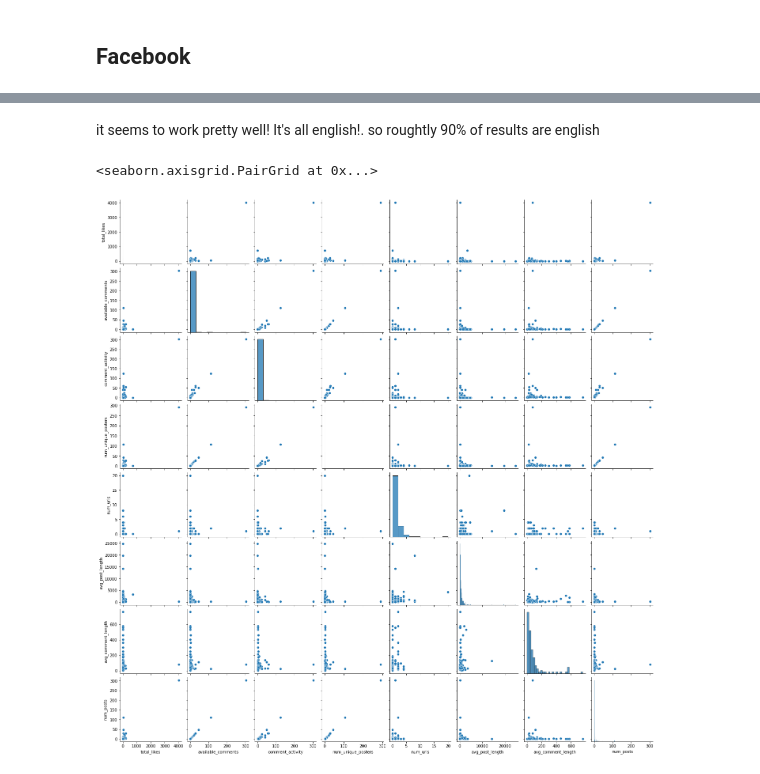
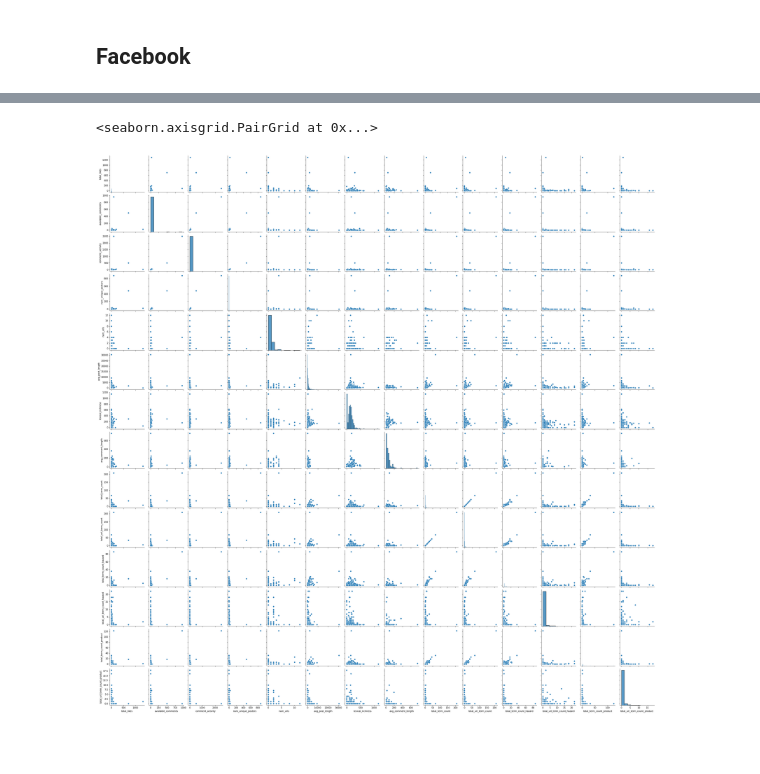
Before and after one commit to nershman/SAFFI-Project, a Jupyter notebook: notebooks/indicators.ipynb, the cells around one changed output, grey strips where cells are left out. Saved outputs shown, nothing was run; the diff lists cells and outputs as text; code cells hidden in the pictures; blank space fills up the shorter version.

```diff
--- a/notebooks/indicators.ipynb
+++ b/notebooks/indicators.ipynb
@@ -5,6 +5,9 @@ import gc
 import numpy as np
 from matplotlib import pyplot as plt
 import seaborn as sns
+# %%
+def dt_to_int(dt): #datetime to integer
+    return dt.astype('int')/(10**9)
 # %%
 
 #open the facebook data
@@ -107,3 +196,25 @@ nmdf['total_url_term_count_hazard'] = url_term_count_hazard_df.sum(axis=1)
 
 nmdf['total_term_count_product'] = term_count_product_df.sum(axis=1) #make sure there's no s because we can easily filter the non totals then with contains.
 nmdf['total_url_term_count_product'] = url_term_count_product_df.sum(axis=1)
+# %%
+# facebook
+
+#add totals
+term_count_df = fbdf[fbdf.columns[pd.Series(fbdf.columns).str.startswith('term_counts_')]]
+
+term_count_hazard_df = term_count_df[hazards]
+term_count_product_df = term_count_df[products]
+
+url_term_count_hazard_df = url_term_count_df['url_' + hazards]
+url_term_count_product_df = url_term_count_df['url_' + products]
+
+url_term_count_df = fbdf[fbdf.columns[pd.Series(fbdf.columns).str.startswith('url_term_counts_')]]
+
+fbdf['total_term_count'] = term_count_df.sum(axis=1) #make sure there's no s because we can easily filter the non totals then with contains.
+fbdf['total_url_term_count'] = term_count_df.sum(axis=1)
+
+fbdf['total_term_count_hazard'] = term_count_hazard_df.sum(axis=1) #make sure there's no s because we can easily filter the non totals then with contains.
+fbdf['total_url_term_count_hazard'] = url_term_count_hazard_df.sum(axis=1)
+
+fbdf['total_term_count_product'] = term_count_product_df.sum(axis=1) #make sure there's no s because we can easily filter the non totals then with contains.
+fbdf['total_url_term_count_product'] = url_term_count_product_df.sum(axis=1)
@@ -109,0 +239,7 @@ nmdf['total_url_term_count_product'] = url_term_count_product_df.sum(axis=1)
+# %%
+english_fb_view = fbdf.loc[fbdf.post_language.str[0].str.contains('ENGLISH') == 1]
+
+#we sort by the size of the range detected as english. the last two numbers are the range of bits which
+#were detected as english.
+fbdf = english_fb_view.loc[english_fb_view.post_language.str[3].sort_values().index]
+fbdf
@@ -132,0 +303,4 @@ gc.collect()
+# %%
+from datetime import datetime
+nmdf['int_post_time'] = dt_to_int(nmdf.post_time.dropna())
+fbdf['int_post_time'] = dt_to_int(fbdf.post_time.dropna())
@@ -270,8 +333,6 @@ list(fb_sorted_english['url'])
-# %% [markdown]
-it seems to work pretty well! It's all english!. so roughtly 90% of results are english
 # %%
-fb_sample = english_fb_view[english_fb_view.columns[pd.Series(english_fb_view.columns).str.contains('term_counts_') == 0]].drop(['url'],axis=1).sample(500)
+fb_sample = fbdf[fbdf.columns[pd.Series(english_fb_view.columns).str.contains('term_counts_') == 0]].drop(['url'],axis=1).sample(500)
 sns.pairplot(fb_sample)
 # %% [output]
 <seaborn.axisgrid.PairGrid at 0x...>
-[figure, old version]
+[figure, new version]
```
Also changed, not shown: parts of 66 cells of this notebook.
